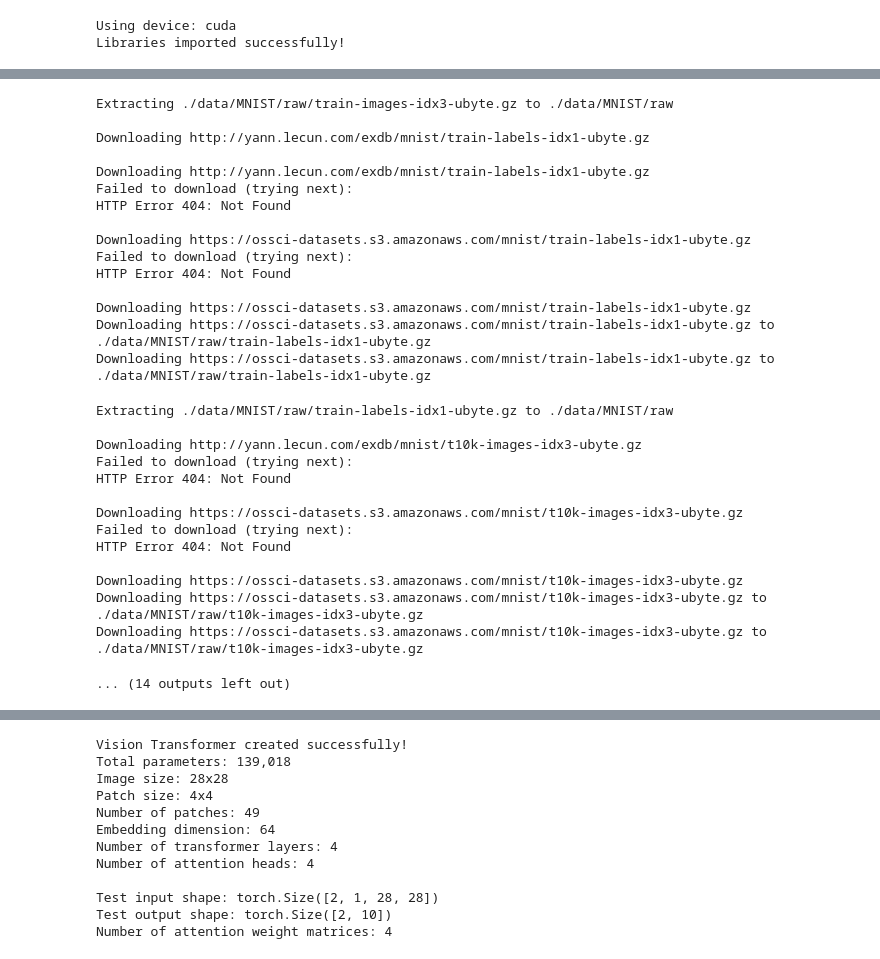
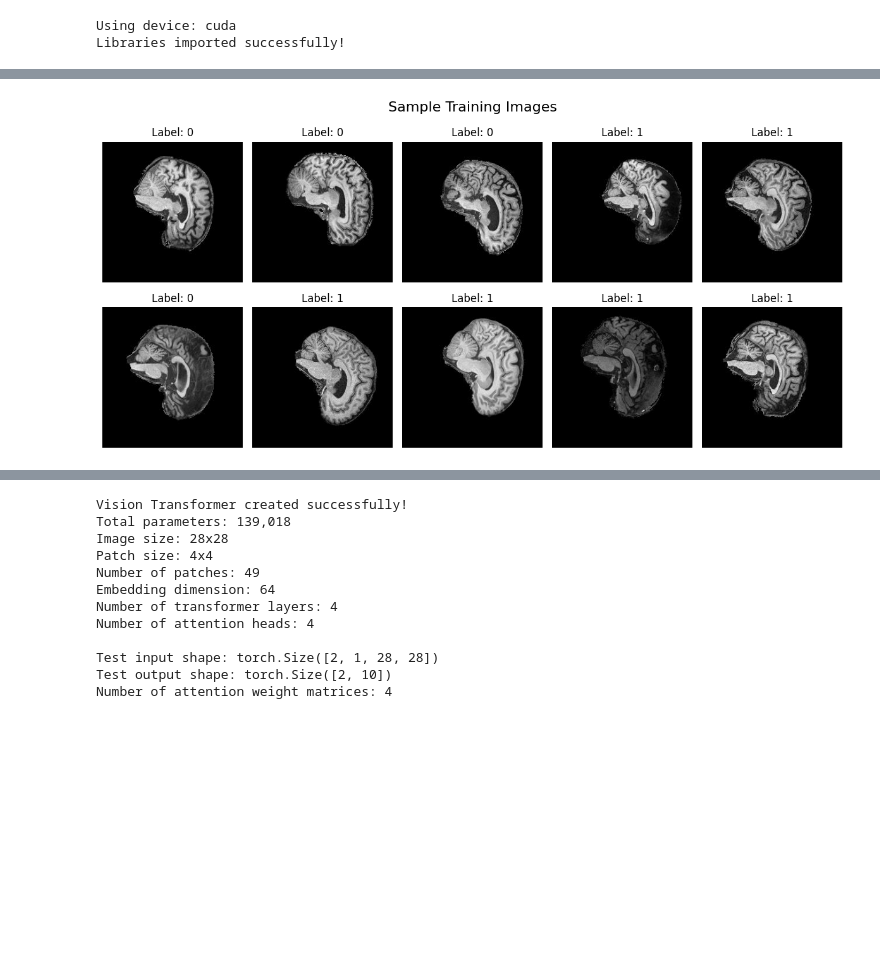
Before and after one commit to s4742629/PatternAnalysis-2025, a Jupyter notebook: recognition/s4742629_ADNI_ConvNeXt_GFNet/GFNet_Transformer.ipynb, the cells around one changed output, grey strips where cells are left out. Cells and saved outputs as stored; diff of their text form; code cells hidden in the pictures; blank space fills up the shorter version.

```diff
--- a/recognition/s4742629_ADNI_ConvNeXt_GFNet/GFNet_Transformer.ipynb
+++ b/recognition/s4742629_ADNI_ConvNeXt_GFNet/GFNet_Transformer.ipynb
@@ -34,12 +39,28 @@ Libraries imported successfully!
 # %%
+import random
+
 # Load and Preprocess MNIST Dataset
 # Define transforms
-transform = transforms.Compose([
+training_transform = transforms.Compose([
+    transforms.Grayscale(num_output_channels=1),
+    transforms.Pad((8, 0, 8, 0)),                               # maintain aspect ratio if needed
+    transforms.RandomResizedCrop(256, scale=(0.8, 1.0)),        # zoom in/out slightly
+    transforms.RandomHorizontalFlip(p=0.5),                     # brain is roughly symmetric
+    transforms.RandomRotation(10),                              # ±10° tilt; preserves structure
+    transforms.GaussianBlur(kernel_size=3, sigma=(0.1, 1.0)),   # smooth noise variation
+    transforms.ColorJitter(brightness=0.1, contrast=0.1),       # slight intensity changes
     transforms.ToTensor(),
-    transforms.Normalize((0.1307,), (0.3081,))  # MNIST mean and std
+    transforms.Normalize(mean=[0.263], std=[0.271])  # MNIST mean and std
+])
+testing_transform = transforms.Compose([
+    transforms.Grayscale(num_output_channels=1),
+    transforms.Pad((8, 0, 8, 0)),
+    transforms.ToTensor(),
+    transforms.Normalize(mean=[0.263], std=[0.271])  # MNIST mean and std
 ])
 
 # Load MNIST dataset
+'''
 train_dataset = torchvision.datasets.MNIST(
     root='./data',
     train=True,
@@ -53,9 +74,15 @@ test_dataset = torchvision.datasets.MNIST(
     transform=transform,
     download=True
 )
+'''
+train_dir = "/content/drive/My Drive/Colab Notebooks/Pattern Recognition Project/AD_NC/train"
+test_dir = "/content/drive/My Drive/Colab Notebooks/Pattern Recognition Project/AD_NC/test"
+
+train_dataset = torchvision.datasets.ImageFolder(root=train_dir, transform=training_transform)
+test_dataset = torchvision.datasets.ImageFolder(root=test_dir, transform=testing_transform)
 
 # Create data loaders
-batch_size = 64
+batch_size = 128
 train_loader = DataLoader(train_dataset, batch_size=batch_size, shuffle=True)
 test_loader = DataLoader(test_dataset, batch_size=batch_size, shuffle=False)
 
@@ -66,6 +93,7 @@ print(f"Training batches: {len(train_loader)}")
 print(f"Test batches: {len(test_loader)}")
 
 # Visualize some sample images
+'''
 def show_mnist_samples(dataset, num_samples=10):
     """Display sample MNIST images"""
     fig, axes = plt.subplots(2, 5, figsize=(12, 6))
@@ -85,6 +113,27 @@ def show_mnist_samples(dataset, num_samples=10):
 
     plt.tight_layout()
     plt.show()
+'''
+def show_mnist_samples(dataset, num_samples=10):
+    """Display sample images"""
+    fig, axes = plt.subplots(2, 5, figsize=(12, 6))
+    fig.suptitle('Sample Training Images', fontsize=16)
+
+    for i in range(num_samples):
+        image, label = dataset[random.randint(0, len(dataset))]
+        row = i // 5
+        col = i % 5
+
+        # Denormalize for display
+        image = image * 0.271 + 0.263
+        image = image.squeeze(0)  # remove channel dim
+
+        axes[row, col].imshow(image, cmap='gray')
+        axes[row, col].set_title(f'Label: {label}')
+        axes[row, col].axis('off')
+
+    plt.tight_layout()
+    plt.show()
 
 show_mnist_samples(train_dataset)
 # %% [output]
@@ -233,29 +145 @@ Downloading https://ossci-datasets.s3.amazonaws.com/mnist/train-images-idx3-ubyt
-Extracting ./data/MNIST/raw/train-images-idx3-ubyte.gz to ./data/MNIST/raw
-
-Downloading http://yann.lecun.com/exdb/mnist/train-labels-idx1-ubyte.gz
-
-Downloading http://yann.lecun.com/exdb/mnist/train-labels-idx1-ubyte.gz
-Failed to download (trying next):
-HTTP Error 404: Not Found
-
-Downloading https://ossci-datasets.s3.amazonaws.com/mnist/train-labels-idx1-ubyte.gz
-Failed to download (trying next):
-HTTP Error 404: Not Found
-
-Downloading https://ossci-datasets.s3.amazonaws.com/mnist/train-labels-idx1-ubyte.gz
-Downloading https://ossci-datasets.s3.amazonaws.com/mnist/train-labels-idx1-ubyte.gz to ./data/MNIST/raw/train-labels-idx1-ubyte.gz
-Downloading https://ossci-datasets.s3.amazonaws.com/mnist/train-labels-idx1-ubyte.gz to ./data/MNIST/raw/train-labels-idx1-ubyte.gz
-Extracting ./data/MNIST/raw/train-labels-idx1-ubyte.gz to ./data/MNIST/raw
-
-Downloading http://yann.lecun.com/exdb/mnist/t10k-images-idx3-ubyte.gz
-Failed to download (trying next):
-HTTP Error 404: Not Found
-
-Downloading https://ossci-datasets.s3.amazonaws.com/mnist/t10k-images-idx3-ubyte.gz
-Failed to download (trying next):
-HTTP Error 404: Not Found
-
-Downloading https://ossci-datasets.s3.amazonaws.com/mnist/t10k-images-idx3-ubyte.gz
-Downloading https://ossci-datasets.s3.amazonaws.com/mnist/t10k-images-idx3-ubyte.gz to ./data/MNIST/raw/t10k-images-idx3-ubyte.gz
-Downloading https://ossci-datasets.s3.amazonaws.com/mnist/t10k-images-idx3-ubyte.gz to ./data/MNIST/raw/t10k-images-idx3-ubyte.gz
-... (14 outputs left out)
+[figure, added]
```
Also changed, not shown: parts of 12 cells of this notebook.
